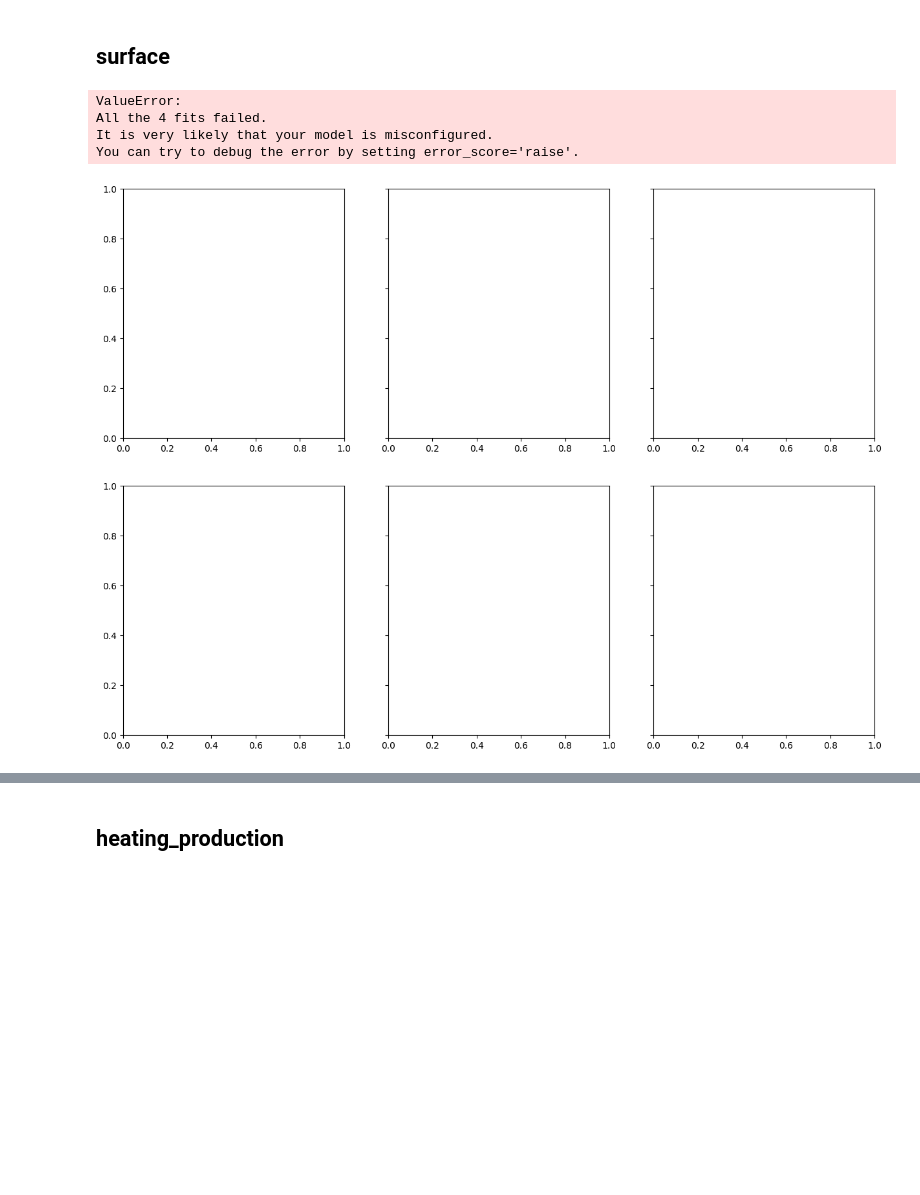
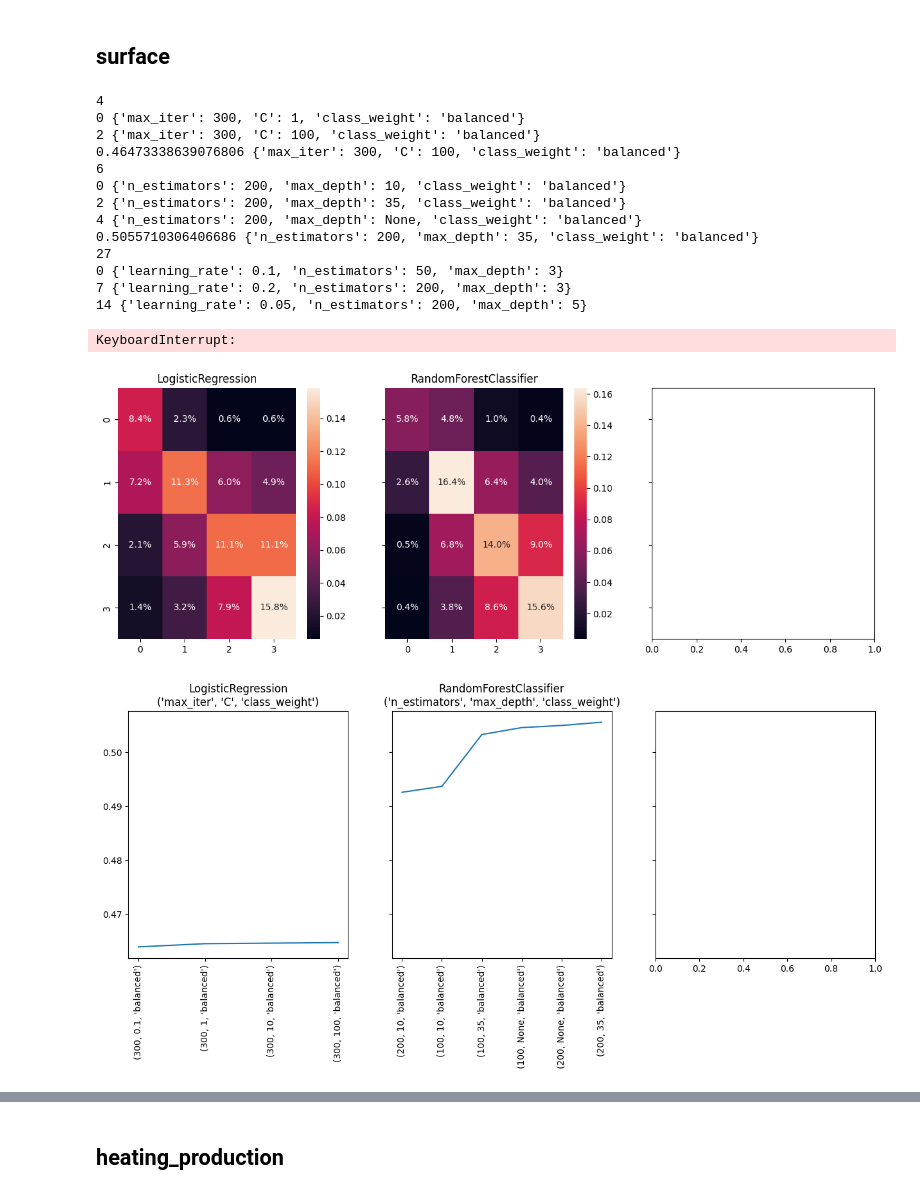
Before and after one commit to axrocheteau/renov_local, a Jupyter notebook: pred_tremi_v2.ipynb, the cells around one changed output, grey strips where cells are left out. Saved outputs shown, nothing was run; the diff lists cells and outputs as text; code cells hidden in the pictures; blank space fills up the shorter version.

```diff
--- a/pred_tremi_v2.ipynb
+++ b/pred_tremi_v2.ipynb
@@ -26,9 +25,7 @@ spark.conf.set("spark.sql.legacy.timeParserPolicy","LEGACY")
 # import files
 # File location and type
 file_location_array = [
-    {"location" : "./training/pred_tremi_full.csv", "name": "pred_tremi_full", "delimiter": ","},
-    {"location" : "./training/dpe/", "name": "dpe", "delimiter": ","},
-    {"location" : "./training/prediction_dpe.csv", "name": "prediction_dpe", "delimiter": ","},
+    {"location" : "./training/pred_tremi.csv", "name": "pred_tremi_full", "delimiter": ","},
     {"location" : "./training/dico.csv", "name": "dictionary", "delimiter": "\t"}
 ]
 file_type = "csv"
@@ -194,9 +172,9 @@ models = {
     'RandomForestClassifier' : RandomForestClassifier
 }
 cut_params = {
-    'first_value' : [40,50,60],
-    'steps' : [20,25,30,35,40,45],
-    'nb_steps' : [2,3,4]
+    'first_value' : [30,40,50,60,70],
+    'steps' : [25,30,35,40],
+    'nb_steps' : [1,2,3]
 }
 
 current = [0 for _ in range(len(cut_params))]
@@ -285,37 +248,47 @@ hyperparams_models = [
         'max_iter' : [300],
         'C' : [0.1, 1, 10, 100],
         'class_weight' : ['balanced'],
     },
     {
         'n_estimators' : [100, 200],
         # 'criterion' : ["squared_error", "absolute_error", "friedman_mse"],
         'max_depth' : [10, 35, None],
         'class_weight' : ['balanced'],
         # 'min_samples_split' : [2,5,10],
         # 'min_samples_leaf' : [1,2,3],
         # 'max_features' : ["sqrt", "log2", "auto"]
     },
     {
         'learning_rate' : [0.05, 0.1, 0.2],
         'n_estimators' : [50, 100, 200],
         # 'subsample' : [0.2, 0.5, 0.8, 1],
         # 'criterion' : ['friedman_mse', 'squared_error'],
         'max_depth' : [3, 5, 10],
         # 'max_features' : {'auto', 'sqrt', 'log2'}
         # 'min_samples_split' : [2,5,10],
         # 'min_samples_leaf' : [1,2,3],
     }
 ]
 models = {
     'LogisticRegression' : LogisticRegression,
     'RandomForestClassifier' : RandomForestClassifier,
     'GradientBoostingClassifier' : GradientBoostingClassifier
 }
-best_models = all_in_one(training_surf, col_X_hot, col_X_not_hot, col_y, False, True, hyperparams_models, models, degree_poly=1, random_state=42, test_size=0.4)
+best_models = all_in_one(training_surf, dictionary, col_X_hot, col_X_not_hot, col_y, False, True, hyperparams_models, models, degree_poly=1, random_state=42, test_size=0.4)
 # %% [output]
-ValueError:
-All the 4 fits failed.
-It is very likely that your model is misconfigured.
-You can try to debug the error by setting error_score='raise'.
+4
+0 {'max_iter': 300, 'C': 1, 'class_weight': 'balanced'}
+2 {'max_iter': 300, 'C': 100, 'class_weight': 'balanced'}
+0.46473338639076806 {'max_iter': 300, 'C': 100, 'class_weight': 'balanced'}
+6
+0 {'n_estimators': 200, 'max_depth': 10, 'class_weight': 'balanced'}
+2 {'n_estimators': 200, 'max_depth': 35, 'class_weight': 'balanced'}
+4 {'n_estimators': 200, 'max_depth': None, 'class_weight': 'balanced'}
+0.5055710306406686 {'n_estimators': 200, 'max_depth': 35, 'class_weight': 'balanced'}
+27
+0 {'learning_rate': 0.1, 'n_estimators': 50, 'max_depth': 3}
+7 {'learning_rate': 0.2, 'n_estimators': 200, 'max_depth': 3}
+14 {'learning_rate': 0.05, 'n_estimators': 200, 'max_depth': 5}
+KeyboardInterrupt:
-[figure, old version]
+[figure, new version]
-[figure, old version]
+[figure, new version]
```
Also changed, not shown: parts of 9 cells of this notebook, 46 other files.
